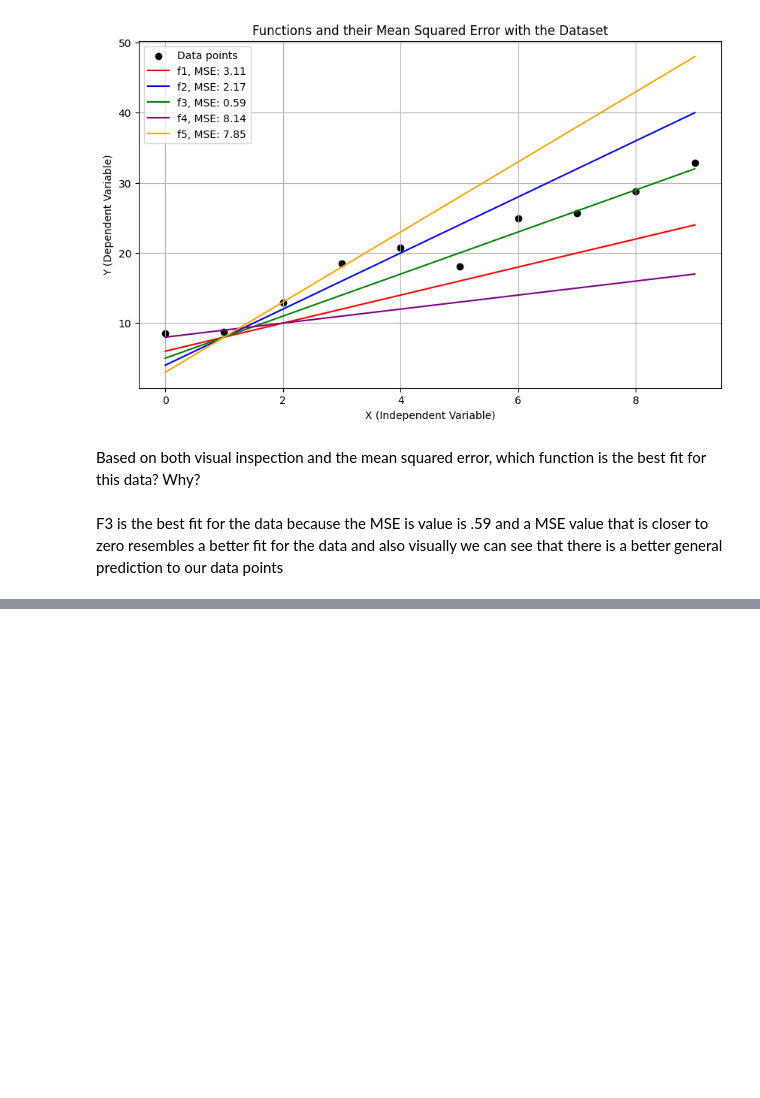
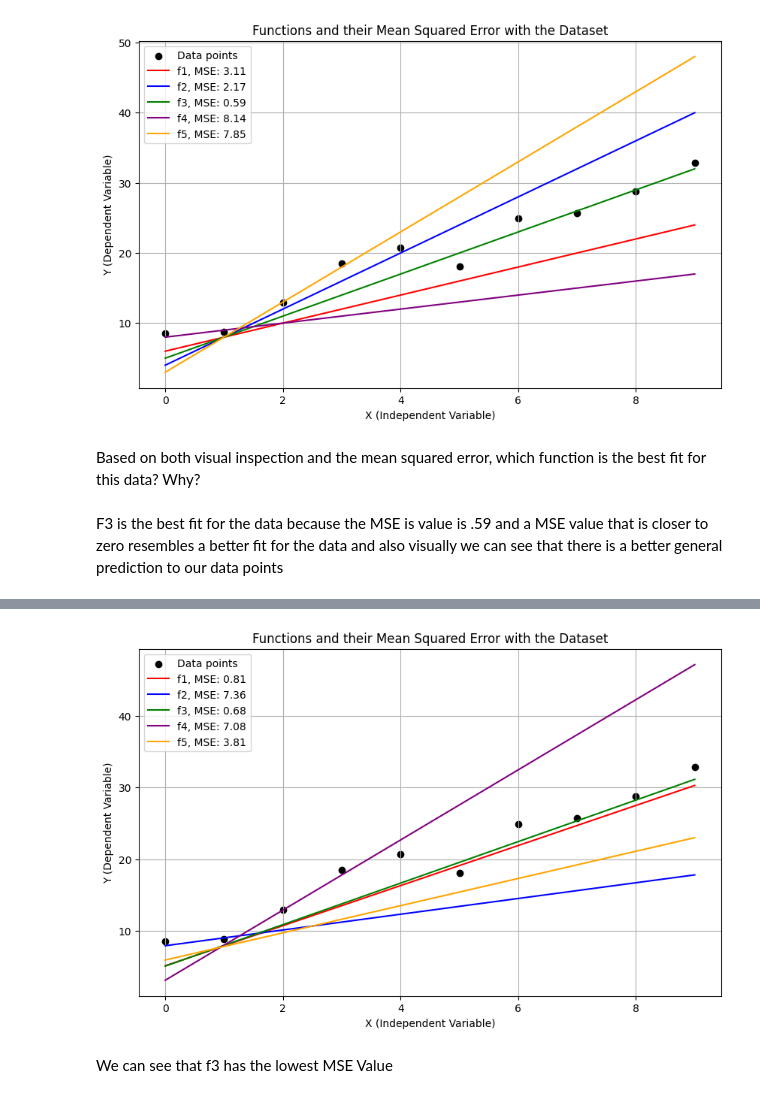
Before and after one commit to akshayverma1697/Statistical-Learning, a Jupyter notebook: Lab1.ipynb, the cells around one changed output, grey strips where cells are left out. Drawn from its saved outputs; the diff is of its cells as text; code cells hidden in the pictures; blank space fills up the shorter version.

```diff
--- a/Lab1.ipynb
+++ b/Lab1.ipynb
@@ -97,0 +113,48 @@ F3 is the best fit for the data because the MSE is value is .59 and a MSE value
+# %%
+# Define functions
+def f1(x):
+    return 2.8*x + 5.1
+
+def f2(x):
+    return 1.1*x + 7.9
+
+def f3(x):
+    return 2.9*x + 5.05
+
+def f4(x):
+    return 4.9*x + 3.08
+
+def f5(x):
+    return 1.9*x + 5.9
+
+functions = [f1, f2, f3, f4, f5]
+# %%
+# Compute MSE for each function
+def compute_mse(f, X, Y):
+    predictions = f(X)
+    return np.mean((predictions - Y)**2) / len(Y)
+
+mse_list = []
+for func in functions:
+    mse = compute_mse(func, X, Y)
+    mse_list.append(mse)
+# %%
+# Plot the functions, dataset, and MSEs
+plt.figure(figsize=(10,6))
+plt.scatter(X, Y, color='black', label='Data points')
+
+colors = ['red', 'blue', 'green', 'purple', 'orange']
+
+for idx, (func, color) in enumerate(zip(functions, colors)):
+    plt.plot(X, func(X), color=color, label=f'f{idx+1}, MSE: {mse_list[idx]:.2f}')
+
+plt.legend()
+plt.title("Functions and their Mean Squared Error with the Dataset")
+plt.xlabel("X (Independent Variable)")
+plt.ylabel("Y (Dependent Variable)")
+plt.grid(True)
+plt.show()
+# %% [output]
+[figure, added]
+# %% [markdown]
+We can see that f3 has the lowest MSE Value
```
Also changed, not shown: parts of 1 cell of this notebook.
